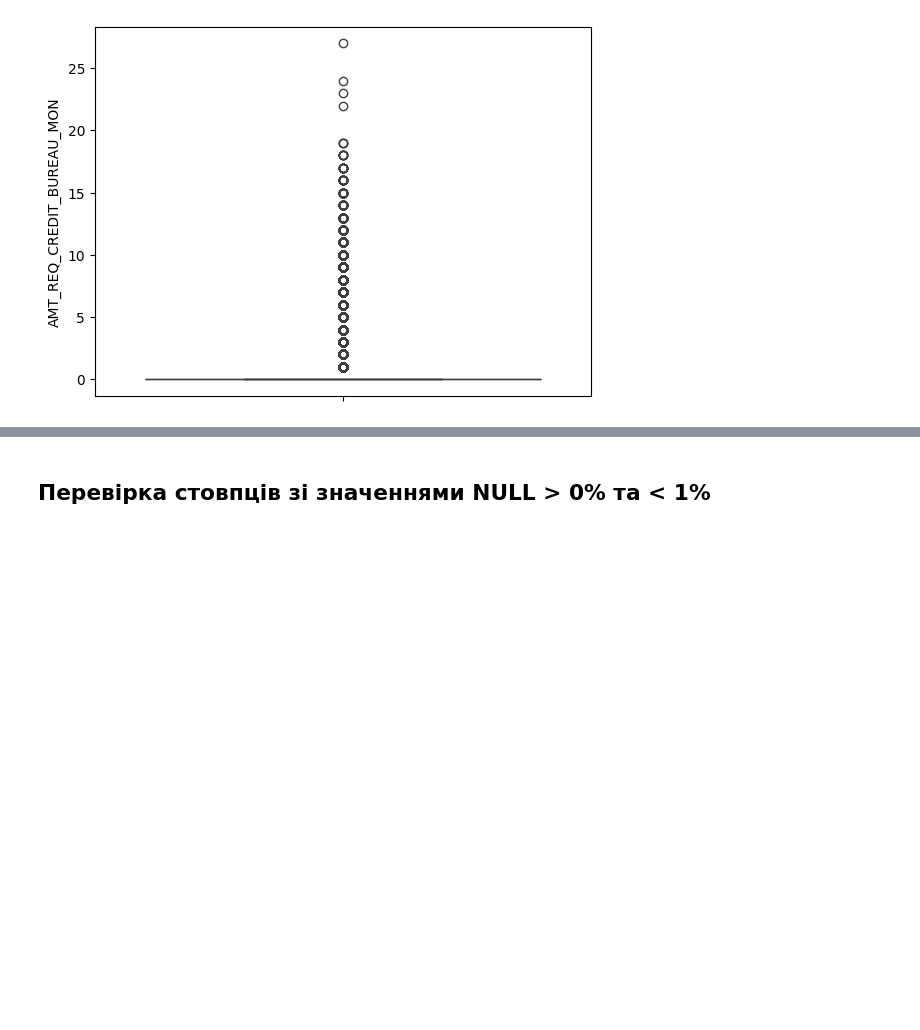
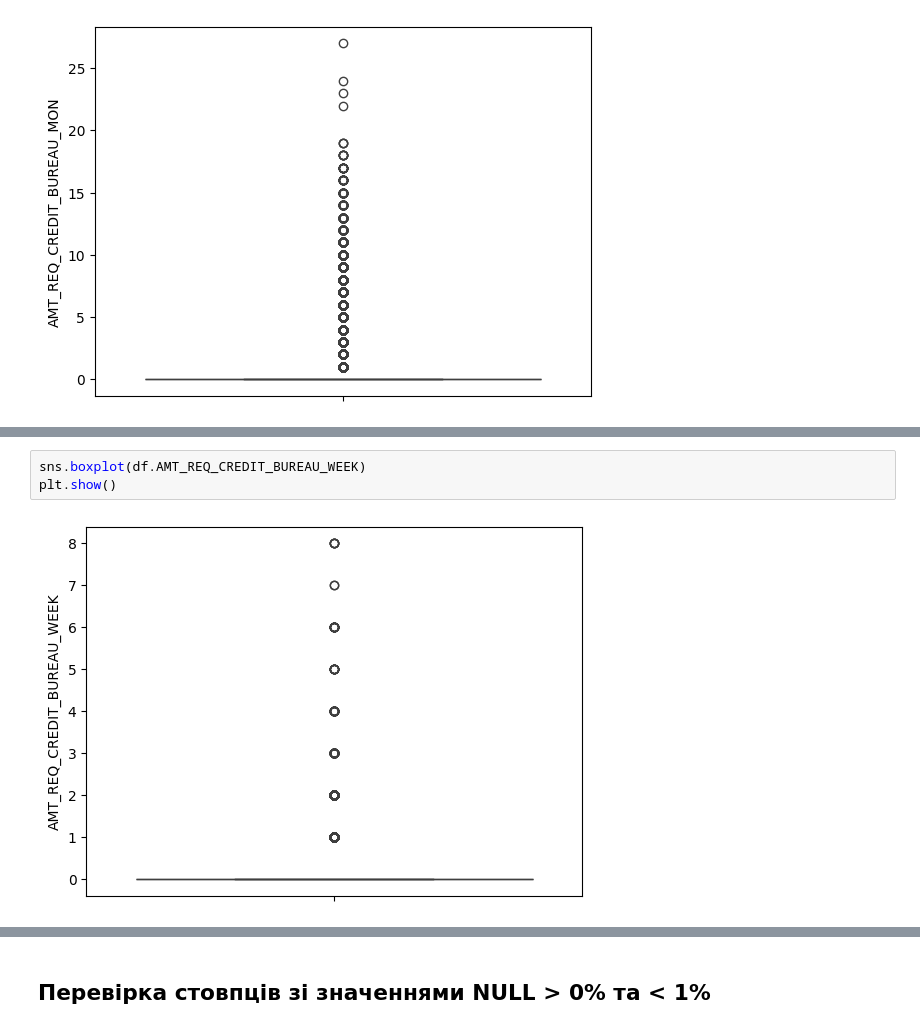
Before and after one commit to timapasechnik/ml_basic, a Jupyter notebook: HW_1_2_Credit_EDA.ipynb, the cells around one changed output, grey strips where cells are left out. Cells and saved outputs as stored; diff of their text form; blank space fills up the shorter version.

```diff
--- a/HW_1_2_Credit_EDA.ipynb
+++ b/HW_1_2_Credit_EDA.ipynb
@@ -592,0 +621,5 @@ np.float64(1.899974435321363)
+# %%
+sns.boxplot(df.AMT_REQ_CREDIT_BUREAU_WEEK)
+plt.show()
+# %% [output]
+[figure, added]
```
Also changed, not shown: parts of 33 cells of this notebook.
